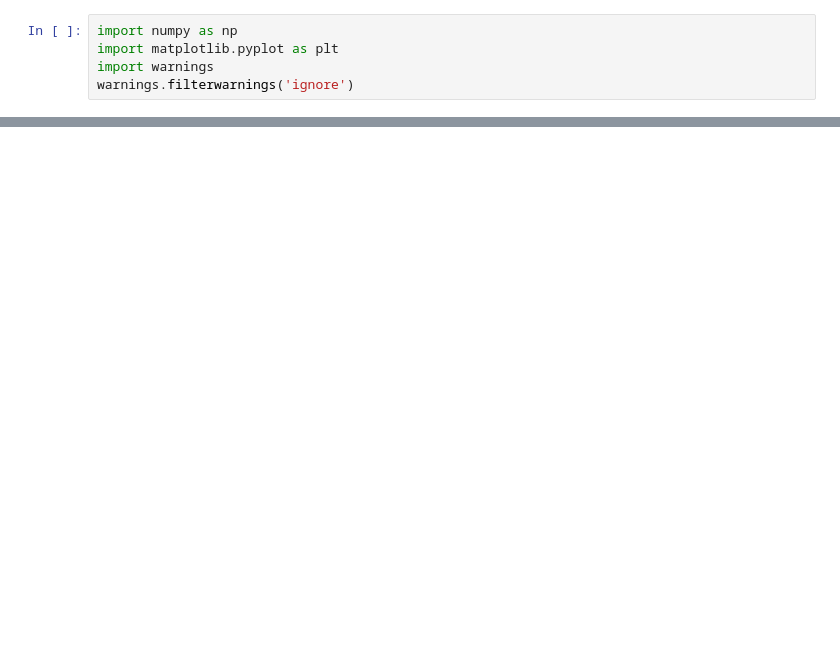
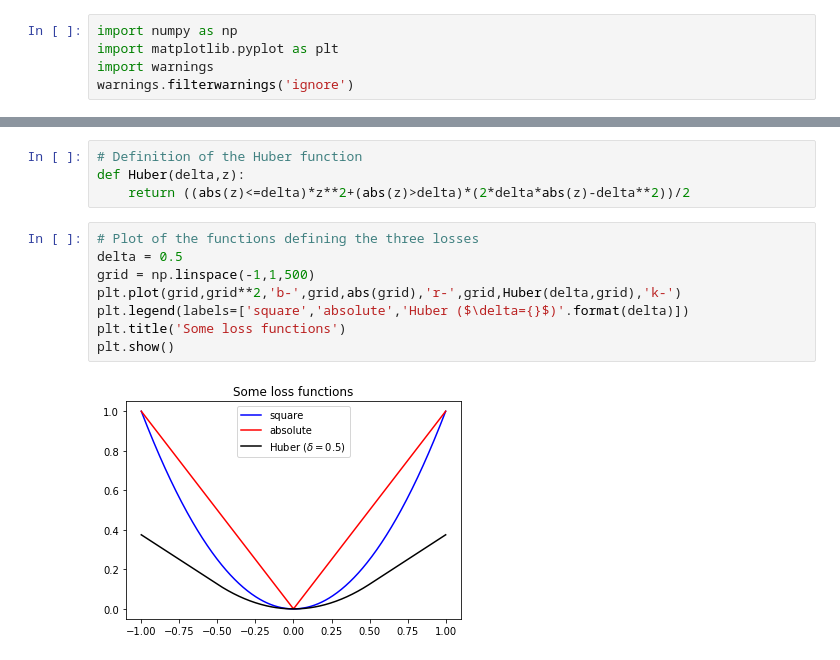
Before and after one commit to foucart/Mathematical_Pictures_at_a_Data_Science_Exhibition, a Jupyter notebook: Python/Chapter01.ipynb, the cells around one changed output, grey strips where cells are left out. Drawn from its saved outputs; the diff is of its cells as text; blank space fills up the shorter version.

```diff
--- a/Python/Chapter01.ipynb
+++ b/Python/Chapter01.ipynb
@@ -11,0 +15,14 @@ generate the data
+# %%
+# Definition of the Huber function
+def Huber(delta,z):
+    return ((abs(z)<=delta)*z**2+(abs(z)>delta)*(2*delta*abs(z)-delta**2))/2
+# %%
+# Plot of the functions defining the three losses
+delta = 0.5
+grid = np.linspace(-1,1,500)
+plt.plot(grid,grid**2,'b-',grid,abs(grid),'r-',grid,Huber(delta,grid),'k-')
+plt.legend(labels=['square','absolute','Huber ($\delta={}$)'.format(delta)])
+plt.title('Some loss functions')
+plt.show()
+# %% [output]
+[figure, added]
```
Also changed, not shown: parts of 12 cells of this notebook.
